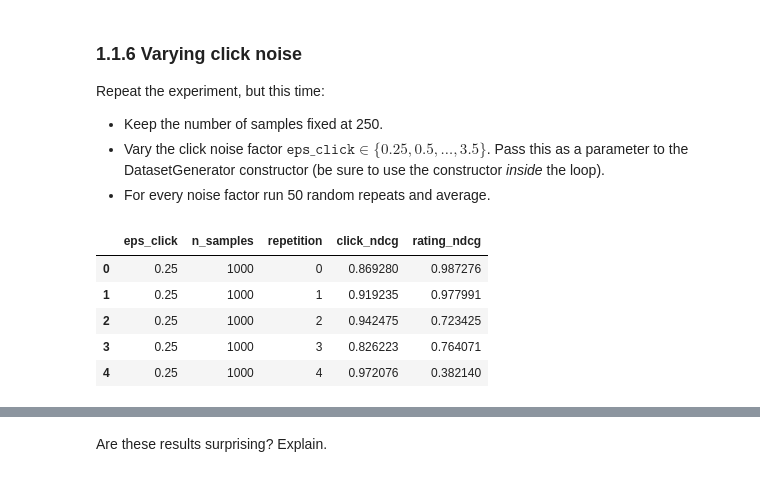
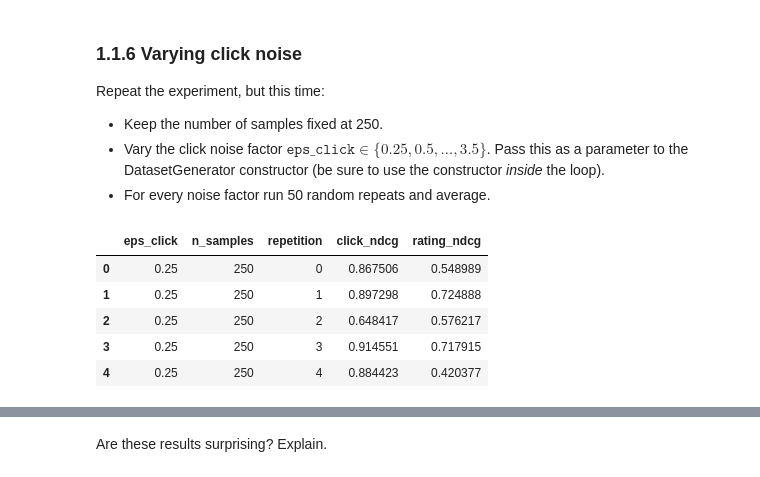
Before and after one commit to nitaifingerhut/cs236608, a Jupyter notebook: hw3/WS3.ipynb, the cells around one changed output, grey strips where cells are left out. Cells and saved outputs as stored; diff of their text form; code cells hidden in the pictures.

```diff
--- a/hw3/WS3.ipynb
+++ b/hw3/WS3.ipynb
@@ -340,7 +337,7 @@ num_repeats = 20
 
 data_generator = DatasetGenerator()
 
-results_df = for_data_generator(data_generator, num_repeats, thresh_click=data_generator.thresh_click)
+results_df = for_data_generator__shmoo_on_n_samples(data_generator, num_repeats, thresh_click=data_generator.thresh_click)
 results_df.head()
 # %% [output]
 |  | thresh_click | n_samples | repetition | click_ndcg | rating_ndcg |
@@ -421,15 +430,0 @@ def for_data_generator(data_generator, num_repeats, thresh_click):
-# %%
-from tqdm.notebook import tqdm
-
-
-num_repeats = 20
-
-results_df = pd.DataFrame()
-for thresh_click in tqdm(np.linspace(0, 3, num=13, endpoint=True)):
-
-  np.random.seed(42)
-  data_generator = DatasetGenerator(thresh_click=thresh_click)
-  df = for_data_generator(data_generator, num_repeats, thresh_click=data_generator.thresh_click)
-  results_df = pd.concat([results_df, df])
-
-results_df.head()
@@ -507,25 +516,13 @@ def for_data_generator(data_generator, num_repeats, eps_click):
-# %%
-from tqdm.notebook import tqdm
-
-
-num_repeats = 20
-
-results_df = pd.DataFrame()
-for eps_click in tqdm(np.linspace(0.25, 3.5, num=14, endpoint=True)):
-
-  np.random.seed(42)
-  data_generator = DatasetGenerator(eps_click=eps_click)
-  df = for_data_generator(data_generator, num_repeats, eps_click=data_generator.eps_click)
-  results_df = pd.concat([results_df, df])
-
-results_df.head()
-# %% [output]
-|  | eps_click | n_samples | repetition | click_ndcg | rating_ndcg |
-| 0 | 0.25 | 1000 | 0 | 0.869280 | 0.987276 |
-| 1 | 0.25 | 1000 | 1 | 0.919235 | 0.977991 |
-| 2 | 0.25 | 1000 | 2 | 0.942475 | 0.723425 |
-| 3 | 0.25 | 1000 | 3 | 0.826223 | 0.764071 |
-| 4 | 0.25 | 1000 | 4 | 0.972076 | 0.382140 |
+# %%
+results_df = for_data_generator__shmoo_on_eps_click()
+results_df.head()
+# %% [output]
+|  | eps_click | n_samples | repetition | click_ndcg | rating_ndcg |
+| 0 | 0.25 | 250 | 0 | 0.867506 | 0.548989 |
+| 1 | 0.25 | 250 | 1 | 0.897298 | 0.724888 |
+| 2 | 0.25 | 250 | 2 | 0.648417 | 0.576217 |
+| 3 | 0.25 | 250 | 3 | 0.914551 | 0.717915 |
+| 4 | 0.25 | 250 | 4 | 0.884423 | 0.420377 |
 # %%
 (
   results_df
```
Also changed, not shown: parts of 28 cells of this notebook.
